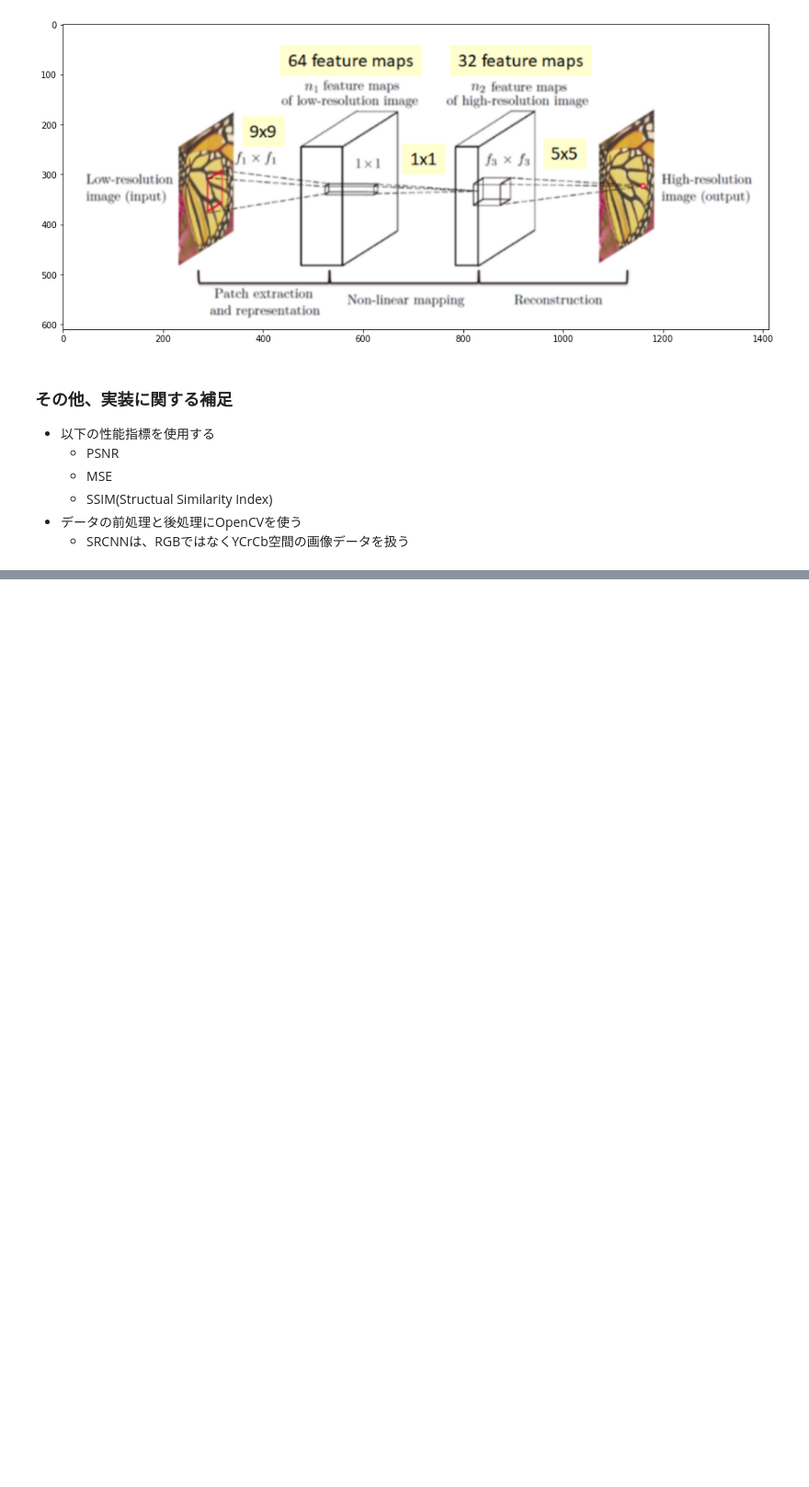
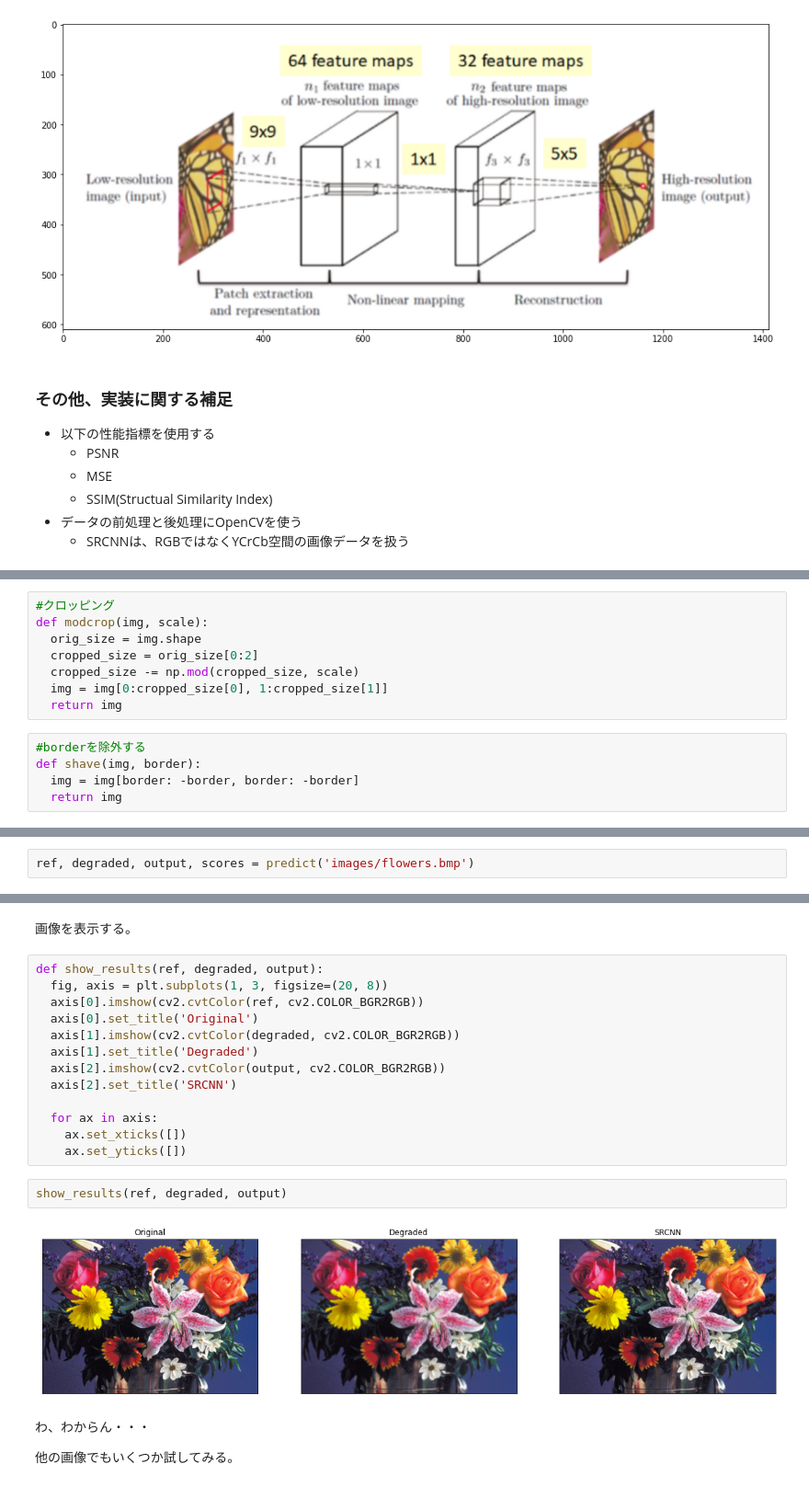
Before and after one commit to 4may/SuperResolutionSurvey, a Jupyter notebook: SRCNN.ipynb, the cells around one changed output, grey strips where cells are left out. Shown at 92% size. Drawn from its saved outputs; the diff is of its cells as text; blank space fills up the shorter version.

```diff
--- a/SRCNN.ipynb
+++ b/SRCNN.ipynb
@@ -62,0 +299,13 @@ show_image("srcnn2.png")
+# %%
+#クロッピング
+def modcrop(img, scale):
+  orig_size = img.shape
+  cropped_size = orig_size[0:2]
+  cropped_size -= np.mod(cropped_size, scale)
+  img = img[0:cropped_size[0], 1:cropped_size[1]]
+  return img
+# %%
+#borderを除外する
+def shave(img, border):
+  img = img[border: -border, border: -border]
+  return img
@@ -62,0 +381,2 @@ show_image("srcnn2.png")
+# %%
+ref, degraded, output, scores = predict('images/flowers.bmp')
@@ -62,0 +398,23 @@ show_image("srcnn2.png")
+# %% [markdown]
+画像を表示する。
+# %%
+def show_results(ref, degraded, output):
+  fig, axis = plt.subplots(1, 3, figsize=(20, 8))
+  axis[0].imshow(cv2.cvtColor(ref, cv2.COLOR_BGR2RGB))
+  axis[0].set_title('Original')
+  axis[1].imshow(cv2.cvtColor(degraded, cv2.COLOR_BGR2RGB))
+  axis[1].set_title('Degraded')
+  axis[2].imshow(cv2.cvtColor(output, cv2.COLOR_BGR2RGB))
+  axis[2].set_title('SRCNN')
+
+  for ax in axis:
+    ax.set_xticks([])
+    ax.set_yticks([])
+# %%
+show_results(ref, degraded, output)
+# %% [output]
+[figure, added]
+# %% [markdown]
+わ、わからん・・・
+
+他の画像でもいくつか試してみる。
```
Also changed, not shown: parts of 25 cells of this notebook.
